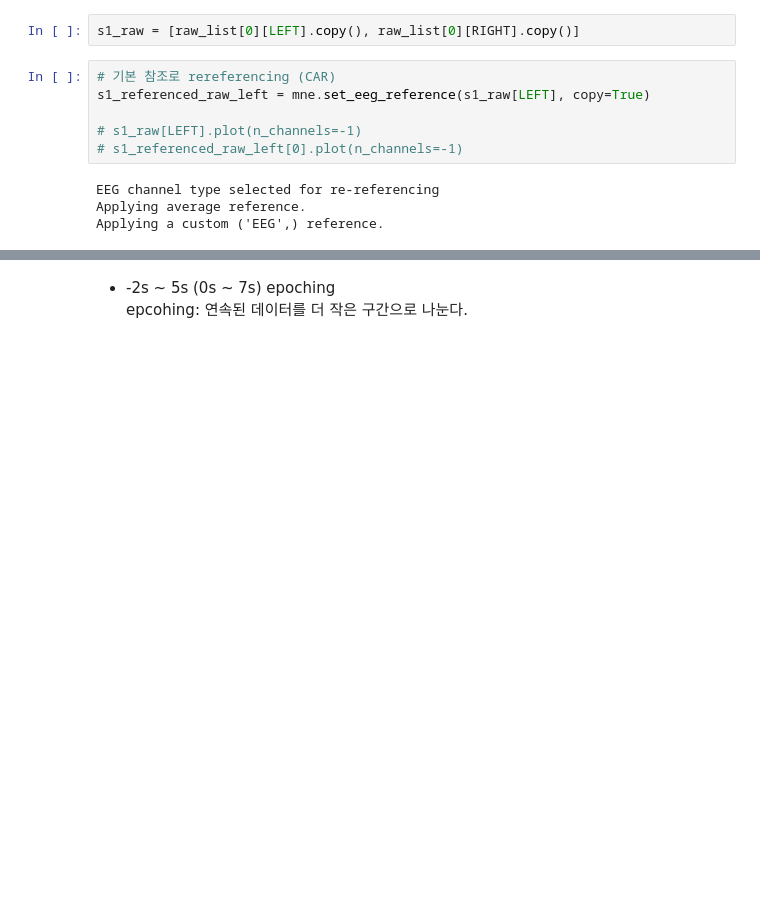
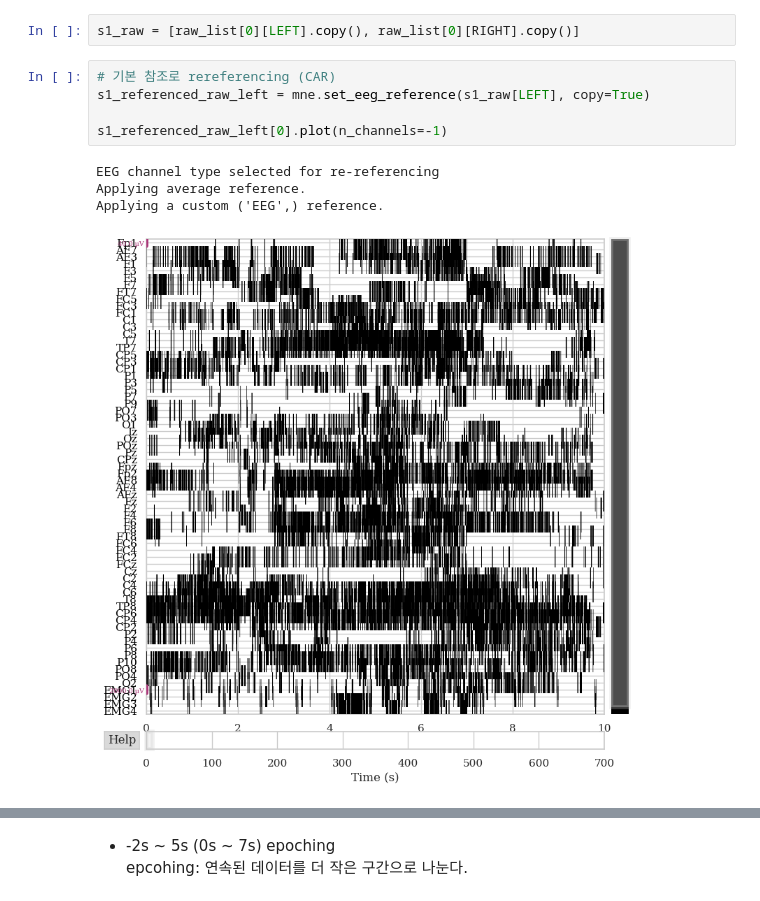
Before and after one commit to logiggi/MNE_tutorials, a Jupyter notebook: Practice_with_MIdata.ipynb, the cells around one changed output, grey strips where cells are left out. Saved outputs shown, nothing was run; the diff lists cells and outputs as text; blank space fills up the shorter version.

```diff
--- a/Practice_with_MIdata.ipynb
+++ b/Practice_with_MIdata.ipynb
@@ -242,10 +281,10 @@ s1_raw = [raw_list[0][LEFT].copy(), raw_list[0][RIGHT].copy()]
 # %%
 # 기본 참조로 rereferencing (CAR)
 s1_referenced_raw_left = mne.set_eeg_reference(s1_raw[LEFT], copy=True)
 
-# s1_raw[LEFT].plot(n_channels=-1)
-# s1_referenced_raw_left[0].plot(n_channels=-1)
+s1_referenced_raw_left[0].plot(n_channels=-1)
 # %% [output]
 EEG channel type selected for re-referencing
 Applying average reference.
 Applying a custom ('EEG',) reference.
+[figure, added]
```
Also changed, not shown: parts of 13 cells of this notebook, 6 other files.
